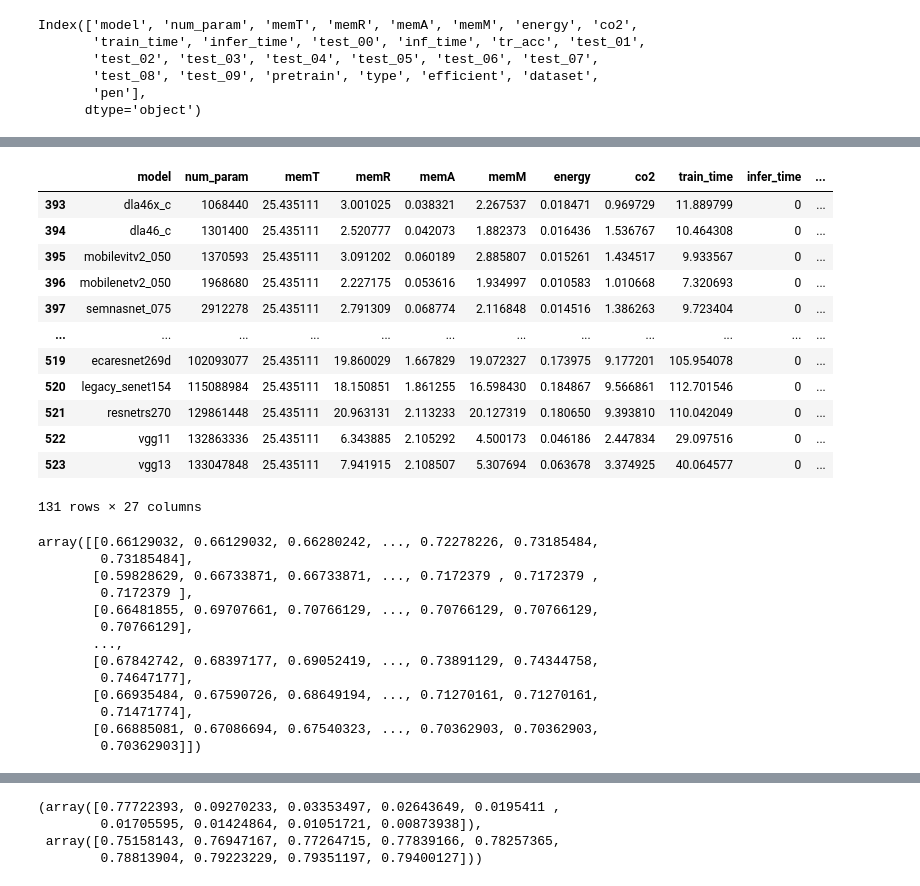
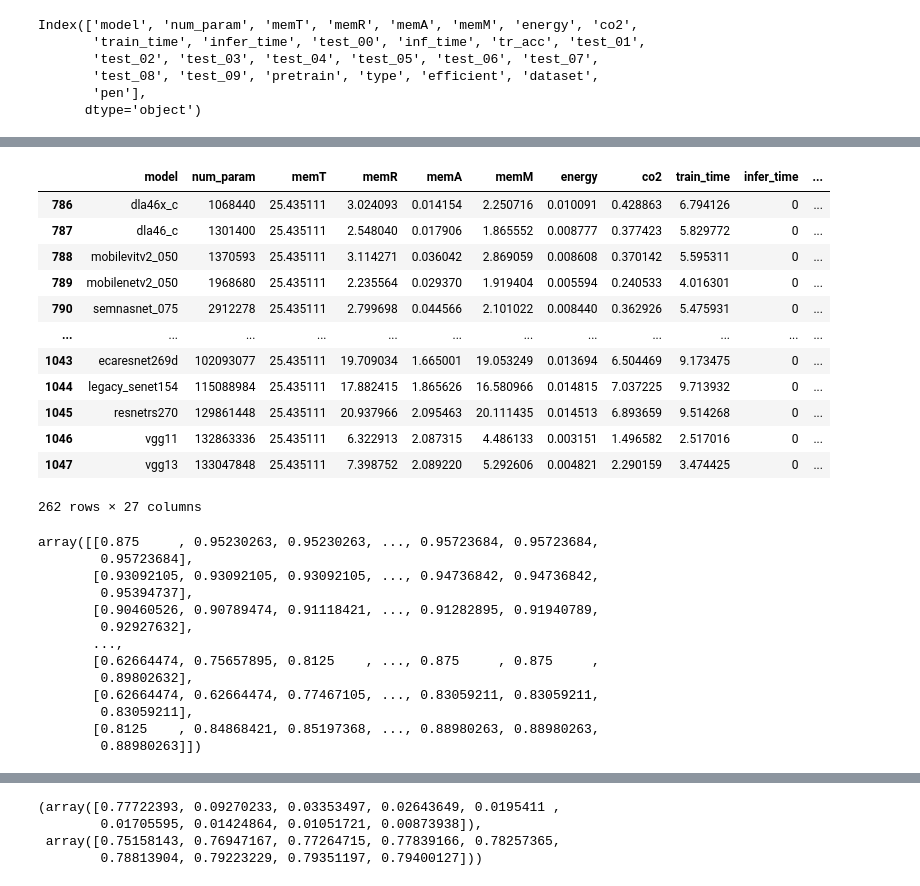
Before and after one commit to raghavian/MIA-Energy, a Jupyter notebook: Bob/Data Exploration.ipynb, the cells around one changed output, grey strips where cells are left out. Saved outputs shown, nothing was run; the diff lists cells and outputs as text; code cells hidden in the pictures.

```diff
--- a/Bob/Data Exploration.ipynb
+++ b/Bob/Data Exploration.ipynb
@@ -21,23 +32,29 @@ Index(['model', 'num_param', 'memT', 'memR', 'memA', 'memM', 'energy', 'co2',
 # %%
 # idx = (all_results_df["dataset"] == "derma") | (all_results_df["dataset"] == "derma_pt")
-idx = (all_results_df["dataset"] == "derma")
+# idx = (all_results_df["dataset"] == "derma_small")
+# dataset_prefix = "derma"
+# dataset_prefix = "lidc"
+dataset_prefix = "pneumonia"
+idx = (all_results_df["dataset"] == f"{dataset_prefix}_small") | (all_results_df["dataset"] == f"{dataset_prefix}")
+# idx = (all_results_df["dataset"] == "derma_small") | (all_results_df["dataset"] == "derma")
+# idx = (all_results_df["dataset"] == "pneumonia_small") | (all_results_df["dataset"] == "pneumonia")
 df = pd.DataFrame(all_results_df[idx])
-df = df.sort_values("num_param")
+df = df.sort_values(["dataset", "num_param"])
 df
 # %% [output]
 |  | model | num_param | memT | memR | memA | memM | energy | co2 | train_time | infer_time | ... |
-| 393 | dla46x_c | 1068440 | 25.435111 | 3.001025 | 0.038321 | 2.267537 | 0.018471 | 0.969729 | 11.889799 | 0 | ... |
-| 394 | dla46_c | 1301400 | 25.435111 | 2.520777 | 0.042073 | 1.882373 | 0.016436 | 1.536767 | 10.464308 | 0 | ... |
-| 395 | mobilevitv2_050 | 1370593 | 25.435111 | 3.091202 | 0.060189 | 2.885807 | 0.015261 | 1.434517 | 9.933567 | 0 | ... |
-| 396 | mobilenetv2_050 | 1968680 | 25.435111 | 2.227175 | 0.053616 | 1.934997 | 0.010583 | 1.010668 | 7.320693 | 0 | ... |
-| 397 | semnasnet_075 | 2912278 | 25.435111 | 2.791309 | 0.068774 | 2.116848 | 0.014516 | 1.386263 | 9.723404 | 0 | ... |
+| 786 | dla46x_c | 1068440 | 25.435111 | 3.024093 | 0.014154 | 2.250716 | 0.010091 | 0.428863 | 6.794126 | 0 | ... |
+| 787 | dla46_c | 1301400 | 25.435111 | 2.548040 | 0.017906 | 1.865552 | 0.008777 | 0.377423 | 5.829772 | 0 | ... |
+| 788 | mobilevitv2_050 | 1370593 | 25.435111 | 3.114271 | 0.036042 | 2.869059 | 0.008608 | 0.370142 | 5.595311 | 0 | ... |
+| 789 | mobilenetv2_050 | 1968680 | 25.435111 | 2.235564 | 0.029370 | 1.919404 | 0.005594 | 0.240533 | 4.016301 | 0 | ... |
+| 790 | semnasnet_075 | 2912278 | 25.435111 | 2.799698 | 0.044566 | 2.101022 | 0.008440 | 0.362926 | 5.475931 | 0 | ... |
 | ... | ... | ... | ... | ... | ... | ... | ... | ... | ... | ... | ... |
-| 519 | ecaresnet269d | 102093077 | 25.435111 | 19.860029 | 1.667829 | 19.072327 | 0.173975 | 9.177201 | 105.954078 | 0 | ... |
-| 520 | legacy_senet154 | 115088984 | 25.435111 | 18.150851 | 1.861255 | 16.598430 | 0.184867 | 9.566861 | 112.701546 | 0 | ... |
-| 521 | resnetrs270 | 129861448 | 25.435111 | 20.963131 | 2.113233 | 20.127319 | 0.180650 | 9.393810 | 110.042049 | 0 | ... |
-| 522 | vgg11 | 132863336 | 25.435111 | 6.343885 | 2.105292 | 4.500173 | 0.046186 | 2.447834 | 29.097516 | 0 | ... |
-| 523 | vgg13 | 133047848 | 25.435111 | 7.941915 | 2.108507 | 5.307694 | 0.063678 | 3.374925 | 40.064577 | 0 | ... |
+| 1043 | ecaresnet269d | 102093077 | 25.435111 | 19.709034 | 1.665001 | 19.053249 | 0.013694 | 6.504469 | 9.173475 | 0 | ... |
+| 1044 | legacy_senet154 | 115088984 | 25.435111 | 17.882415 | 1.865626 | 16.580966 | 0.014815 | 7.037225 | 9.713932 | 0 | ... |
+| 1045 | resnetrs270 | 129861448 | 25.435111 | 20.937966 | 2.095463 | 20.111435 | 0.014513 | 6.893659 | 9.514268 | 0 | ... |
+| 1046 | vgg11 | 132863336 | 25.435111 | 6.322913 | 2.087315 | 4.486133 | 0.003151 | 1.496582 | 2.517016 | 0 | ... |
+| 1047 | vgg13 | 133047848 | 25.435111 | 7.398752 | 2.089220 | 5.292606 | 0.004821 | 2.290159 | 3.474425 | 0 | ... |
-131 rows × 27 columns
+262 rows × 27 columns
 # %%
 df["test_profile"] = df[[f"test_{i:02d}" for i in range(10)]].values.tolist()
 # %%
@@ -49,18 +66,18 @@ for i in range(1, peak_profile.shape[-1]):
     peak_profile[:, i] = np.maximum(peak_profile[:, i-1], test_profile[:, i])
 peak_profile
 # %% [output]
-array([[0.66129032, 0.66129032, 0.66280242, ..., 0.72278226, 0.73185484,
-        0.73185484],
-       [0.59828629, 0.66733871, 0.66733871, ..., 0.7172379 , 0.7172379 ,
-        0.7172379 ],
-       [0.66481855, 0.69707661, 0.70766129, ..., 0.70766129, 0.70766129,
-        0.70766129],
+array([[0.875     , 0.95230263, 0.95230263, ..., 0.95723684, 0.95723684,
+        0.95723684],
+       [0.93092105, 0.93092105, 0.93092105, ..., 0.94736842, 0.94736842,
+        0.95394737],
+       [0.90460526, 0.90789474, 0.91118421, ..., 0.91282895, 0.91940789,
+        0.92927632],
        ...,
-       [0.67842742, 0.68397177, 0.69052419, ..., 0.73891129, 0.74344758,
-        0.74647177],
-       [0.66935484, 0.67590726, 0.68649194, ..., 0.71270161, 0.71270161,
-        0.71471774],
-       [0.66885081, 0.67086694, 0.67540323, ..., 0.70362903, 0.70362903,
-        0.70362903]])
+       [0.62664474, 0.75657895, 0.8125    , ..., 0.875     , 0.875     ,
+        0.89802632],
+       [0.62664474, 0.62664474, 0.77467105, ..., 0.83059211, 0.83059211,
+        0.83059211],
+       [0.8125    , 0.84868421, 0.85197368, ..., 0.88980263, 0.88980263,
+        0.88980263]])
 # %%
 epoch_time = (df["train_time"].values / 10).reshape(-1, 1) * np.arange(10).reshape(1, -1)
```
Also changed, not shown: parts of 6 cells of this notebook.
